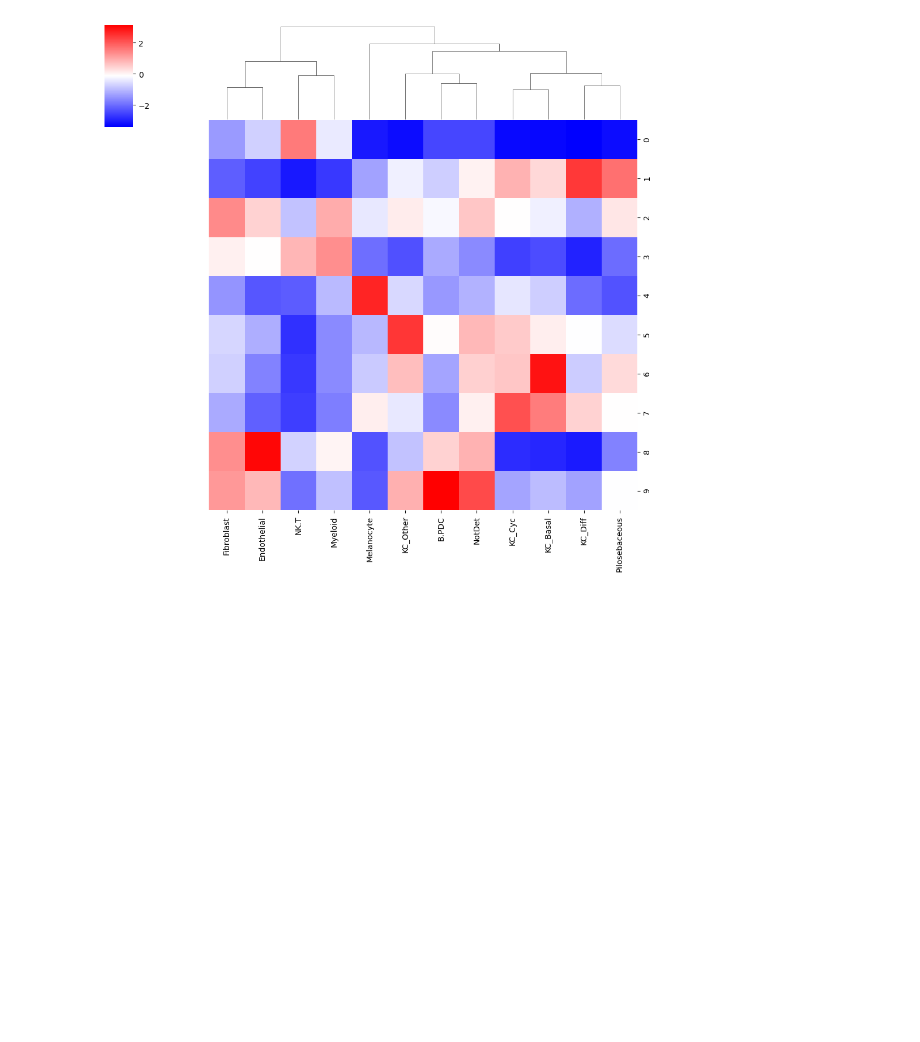
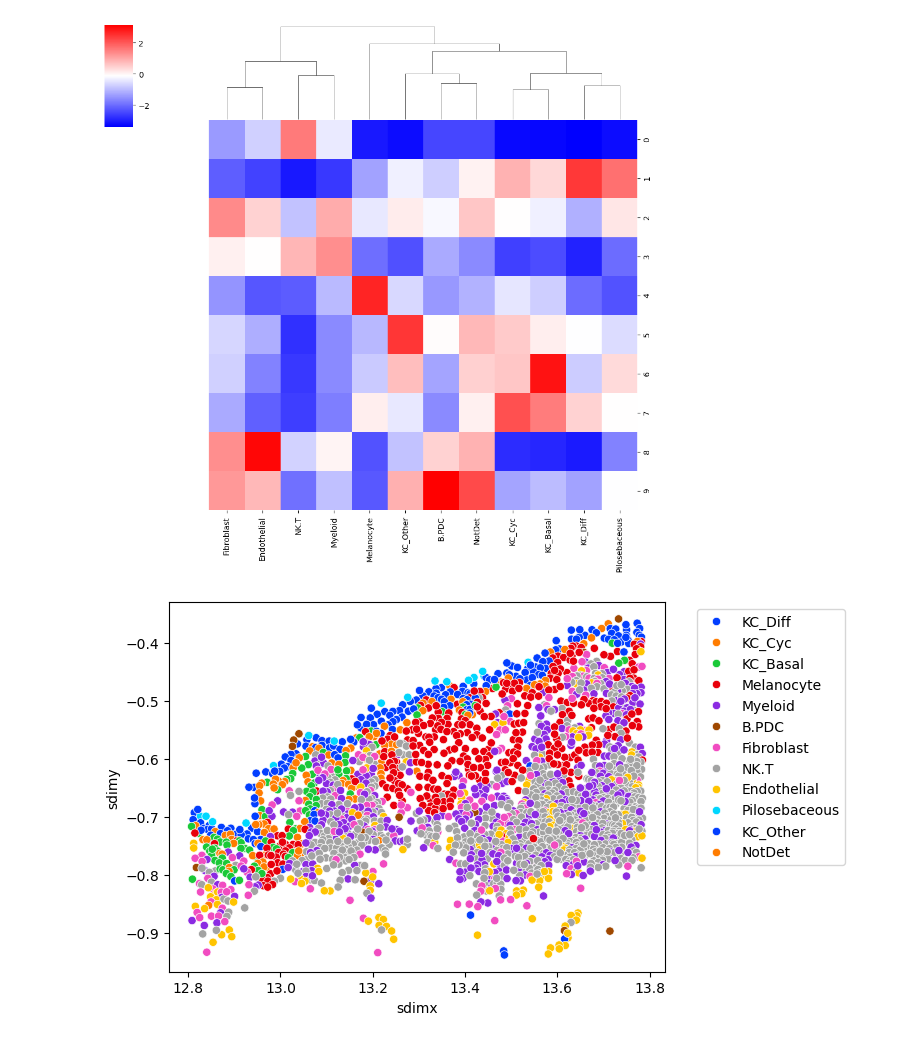
Before and after one commit to GenomicsMachineLearning/qimr-teaching-2024, a Jupyter notebook: 003-downstream-analysis/neighborhood.ipynb, the cells around one changed output. Cells and saved outputs as stored; diff of their text form; code cells hidden in the pictures; blank space fills up the shorter version.

```diff
--- a/003-downstream-analysis/neighborhood.ipynb
+++ b/003-downstream-analysis/neighborhood.ipynb
@@ -250 +254,9 @@ cells.head()
+# %%
+fov=12
+sub_cell = cells.loc[cells['fov']==fov]
+sns.scatterplot(data = sub_cell,x = 'sdimx',y='sdimy',hue = 'custom_clust',palette='bright')
+plt.legend( bbox_to_anchor=(1.05, 1), loc='upper left')
+plt.show()
+# %% [output]
+[figure, added]
 # %%
```
Also changed, not shown: parts of 6 cells of this notebook.
